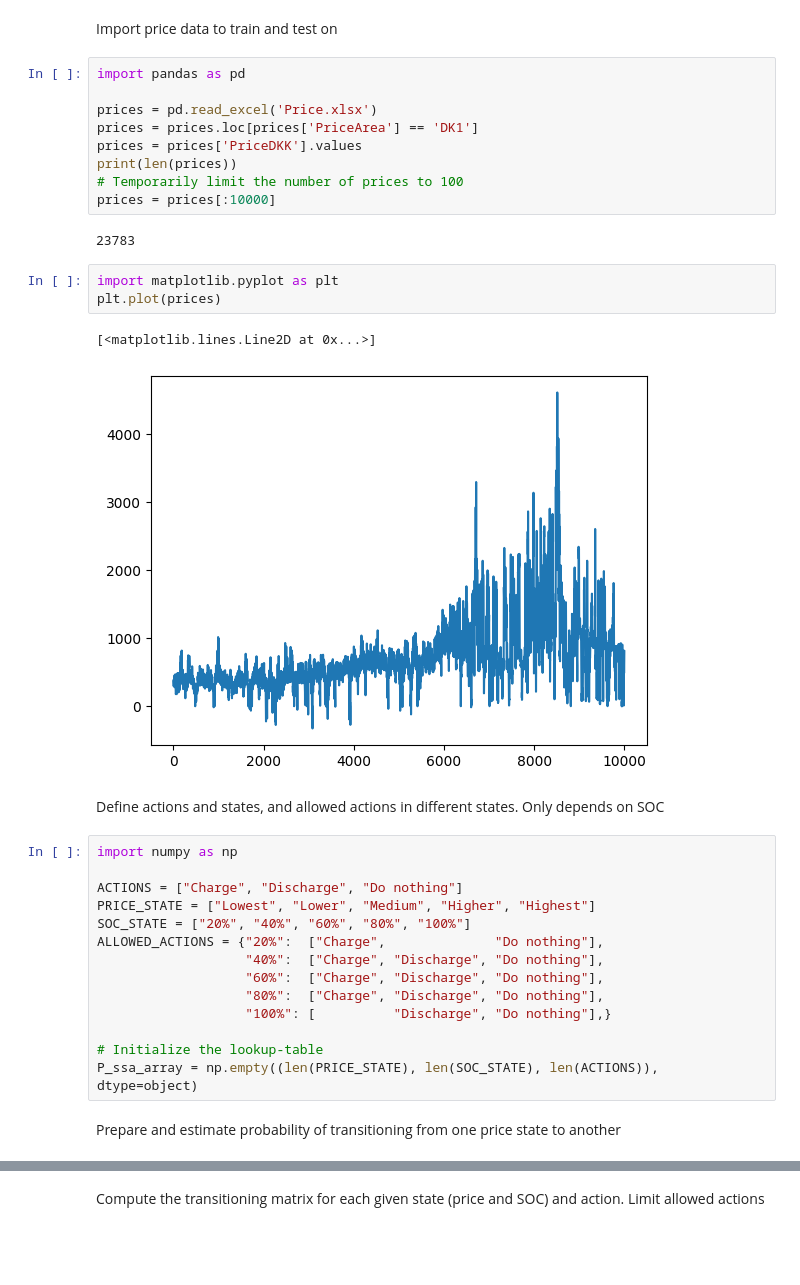
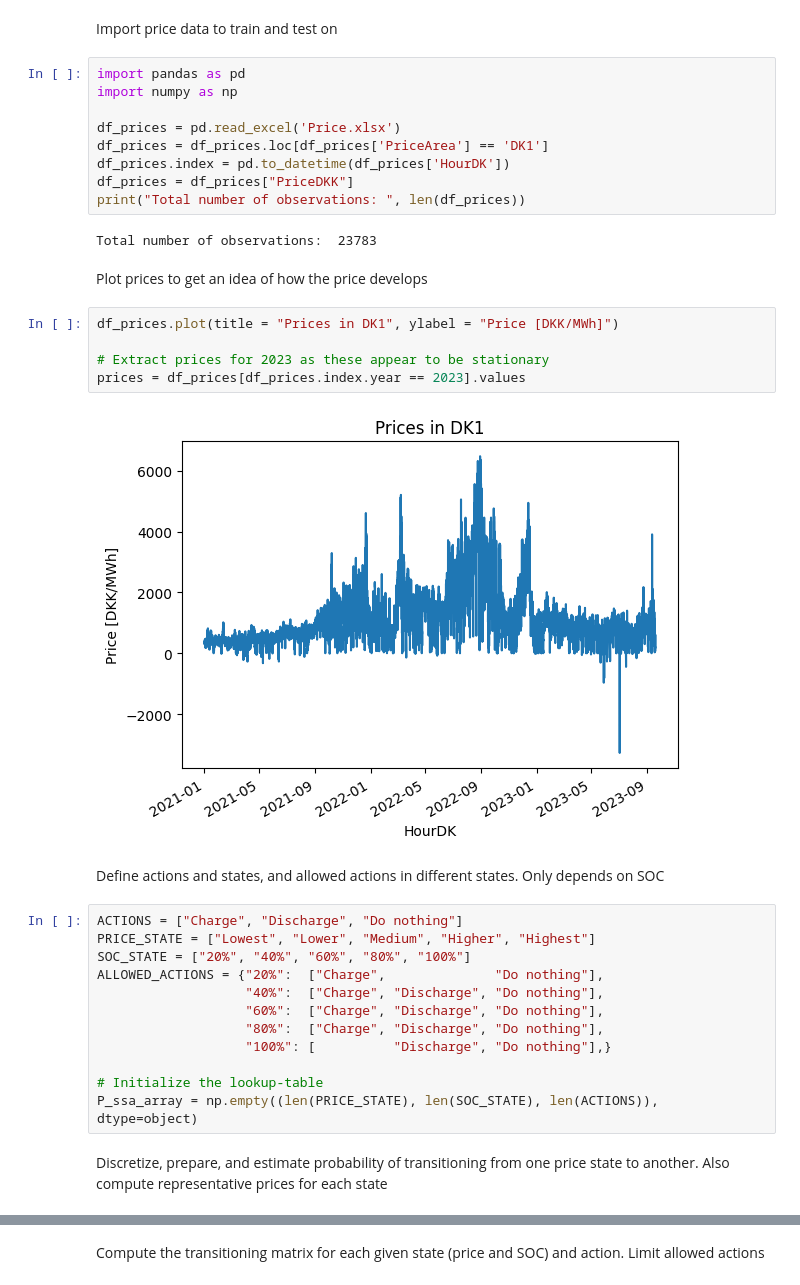
Before and after one commit to JacobSkaarup/46765_assignment3, a Jupyter notebook: main.ipynb, the cells around one changed output, grey strips where cells are left out. Cells and saved outputs as stored; diff of their text form; blank space fills up the shorter version.

```diff
--- a/main.ipynb
+++ b/main.ipynb
@@ -1,27 +1,28 @@
 # %% [markdown]
 Import price data to train and test on
-# %%
-import pandas as pd
-
-prices = pd.read_excel('Price.xlsx')
-prices = prices.loc[prices['PriceArea'] == 'DK1']
-prices = prices['PriceDKK'].values
-print(len(prices))
-# Temporarily limit the number of prices to 100
-prices = prices[:10000]
-# %% [output]
-23783
-# %%
-import matplotlib.pyplot as plt
-plt.plot(prices)
-# %% [output]
-[<matplotlib.lines.Line2D at 0x...>]
-[figure, removed]
+# %%
+import pandas as pd
+import numpy as np
+
+df_prices = pd.read_excel('Price.xlsx')
+df_prices = df_prices.loc[df_prices['PriceArea'] == 'DK1']
+df_prices.index = pd.to_datetime(df_prices['HourDK'])
+df_prices = df_prices["PriceDKK"]
+print("Total number of observations: ", len(df_prices))
+# %% [output]
+Total number of observations:  23783
+# %% [markdown]
+Plot prices to get an idea of how the price develops
+# %%
+df_prices.plot(title = "Prices in DK1", ylabel = "Price [DKK/MWh]")
+
+# Extract prices for 2023 as these appear to be stationary
+prices = df_prices[df_prices.index.year == 2023].values
+# %% [output]
+[figure, added]
 # %% [markdown]
 Define actions and states, and allowed actions in different states. Only depends on SOC
 # %%
-import numpy as np
-
 ACTIONS = ["Charge", "Discharge", "Do nothing"]
 PRICE_STATE = ["Lowest", "Lower", "Medium", "Higher", "Highest"]
 SOC_STATE = ["20%", "40%", "60%", "80%", "100%"]
@@ -34,5 +35,5 @@ ALLOWED_ACTIONS = {"20%":  ["Charge",              "Do nothing"],
 # Initialize the lookup-table
 P_ssa_array = np.empty((len(PRICE_STATE), len(SOC_STATE), len(ACTIONS)), dtype=object)
 # %% [markdown]
-Prepare and estimate probability of transitioning from one price state to another
+Discretize, prepare, and estimate probability of transitioning from one price state to another. Also compute representative prices for each state
 # %%
```
Also changed, not shown: parts of 24 cells of this notebook.
